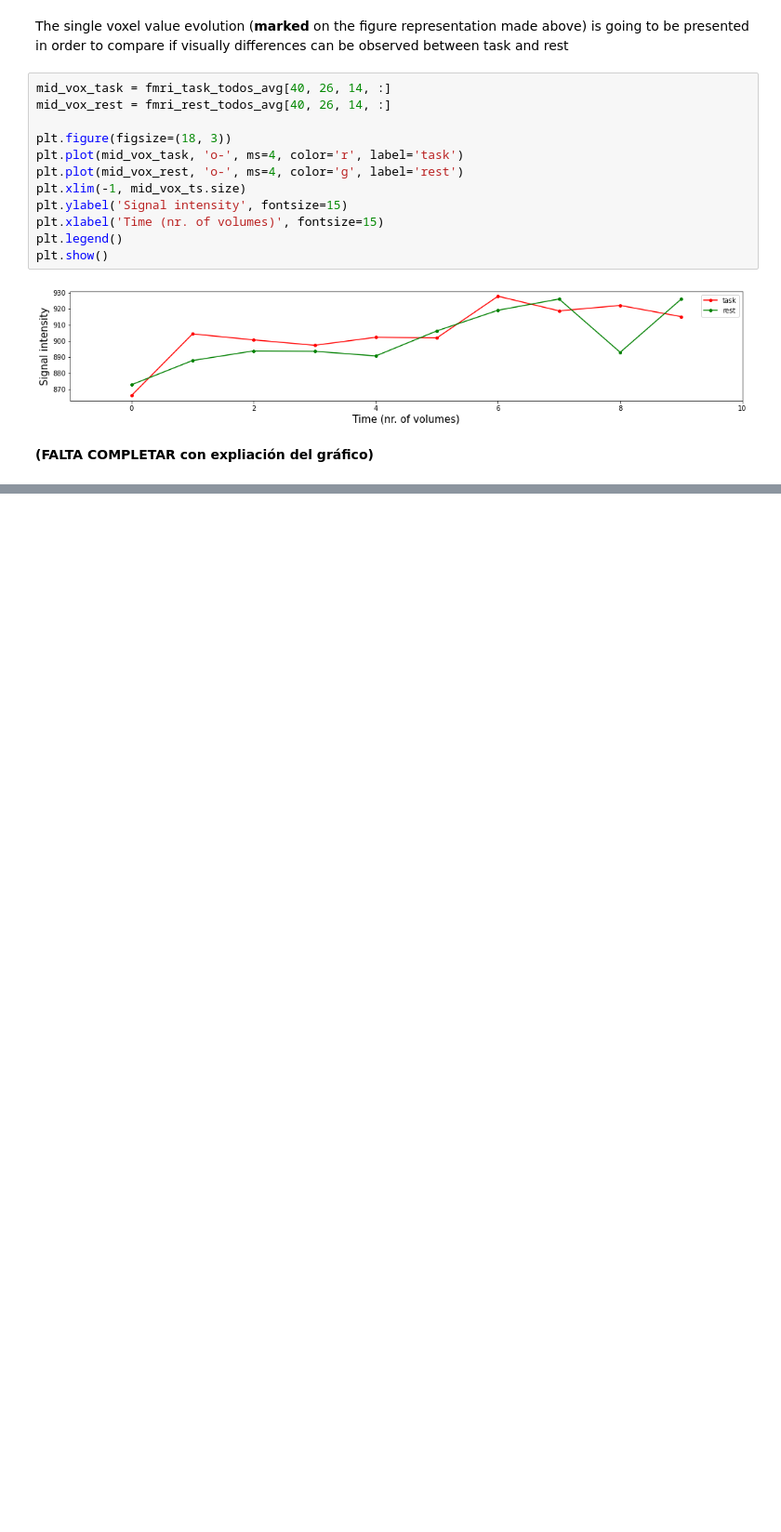
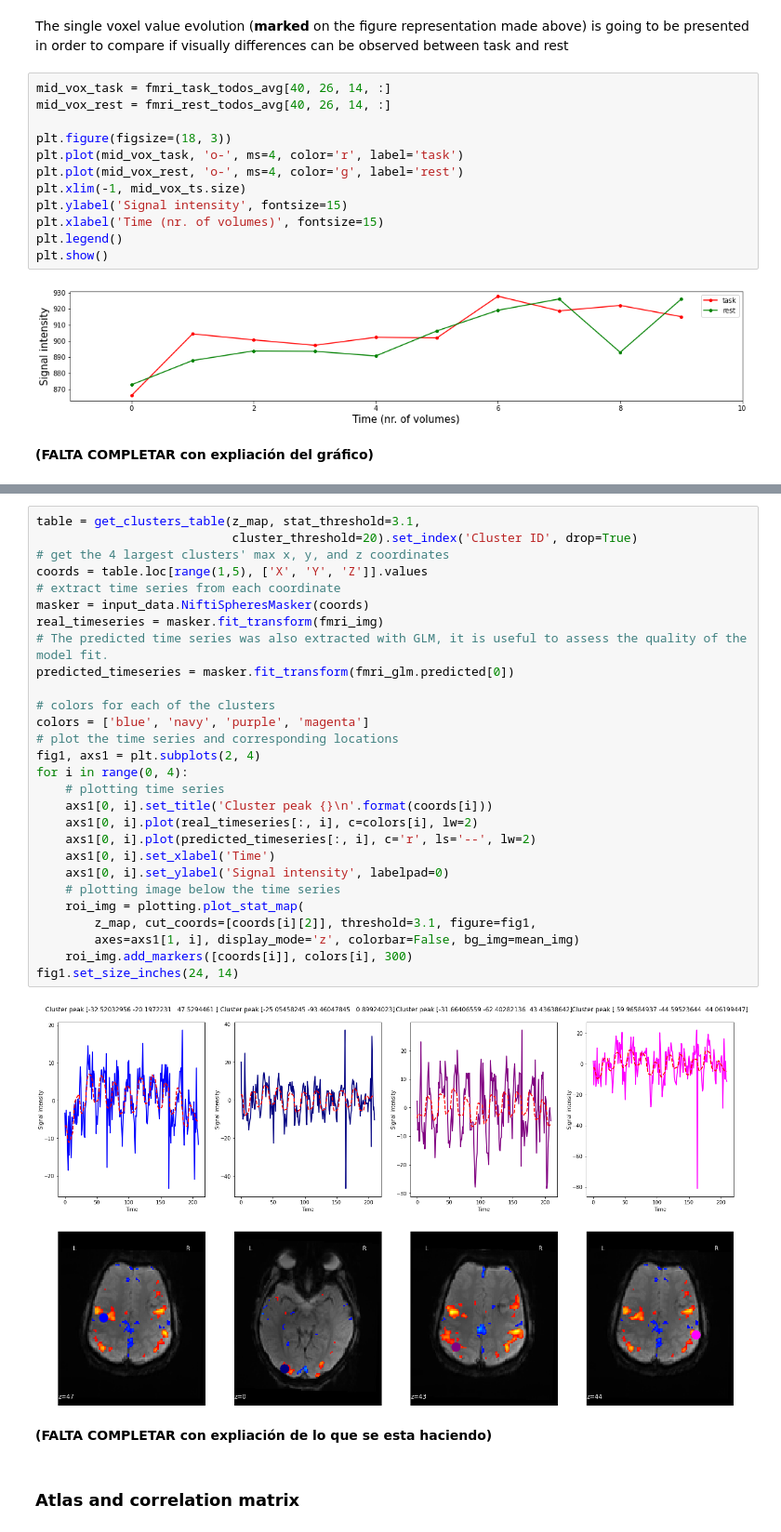
Before and after one commit to mrpotato180/final_project_neuroim, a Jupyter notebook: fMRI-EEG-Victor_Julia_Ernest_Alex.ipynb, the cells around one changed output, grey strips where cells are left out. Shown at 93% size. Cells and saved outputs as stored; diff of their text form; blank space fills up the shorter version.

```diff
--- a/fMRI-EEG-Victor_Julia_Ernest_Alex.ipynb
+++ b/fMRI-EEG-Victor_Julia_Ernest_Alex.ipynb
@@ -224,0 +263,34 @@ __(FALTA COMPLETAR con expliación del gráfico)__
+# %%
+table = get_clusters_table(z_map, stat_threshold=3.1,
+                           cluster_threshold=20).set_index('Cluster ID', drop=True)
+# get the 4 largest clusters' max x, y, and z coordinates
+coords = table.loc[range(1,5), ['X', 'Y', 'Z']].values
+# extract time series from each coordinate
+masker = input_data.NiftiSpheresMasker(coords)
+real_timeseries = masker.fit_transform(fmri_img)
+# The predicted time series was also extracted with GLM, it is useful to assess the quality of the model fit.
+predicted_timeseries = masker.fit_transform(fmri_glm.predicted[0])
+
+# colors for each of the clusters
+colors = ['blue', 'navy', 'purple', 'magenta']
+# plot the time series and corresponding locations
+fig1, axs1 = plt.subplots(2, 4)
+for i in range(0, 4):
+    # plotting time series
+    axs1[0, i].set_title('Cluster peak {}\n'.format(coords[i]))
+    axs1[0, i].plot(real_timeseries[:, i], c=colors[i], lw=2)
+    axs1[0, i].plot(predicted_timeseries[:, i], c='r', ls='--', lw=2)
+    axs1[0, i].set_xlabel('Time')
+    axs1[0, i].set_ylabel('Signal intensity', labelpad=0)
+    # plotting image below the time series
+    roi_img = plotting.plot_stat_map(
+        z_map, cut_coords=[coords[i][2]], threshold=3.1, figure=fig1,
+        axes=axs1[1, i], display_mode='z', colorbar=False, bg_img=mean_img)
+    roi_img.add_markers([coords[i]], colors[i], 300)
+fig1.set_size_inches(24, 14)
+# %% [output]
+[figure, added]
+# %% [markdown]
+__(FALTA COMPLETAR con expliación de lo que se esta haciendo)__
+# %% [markdown]
+### Atlas and correlation matrix
```
Also changed, not shown: parts of 7 cells of this notebook.
